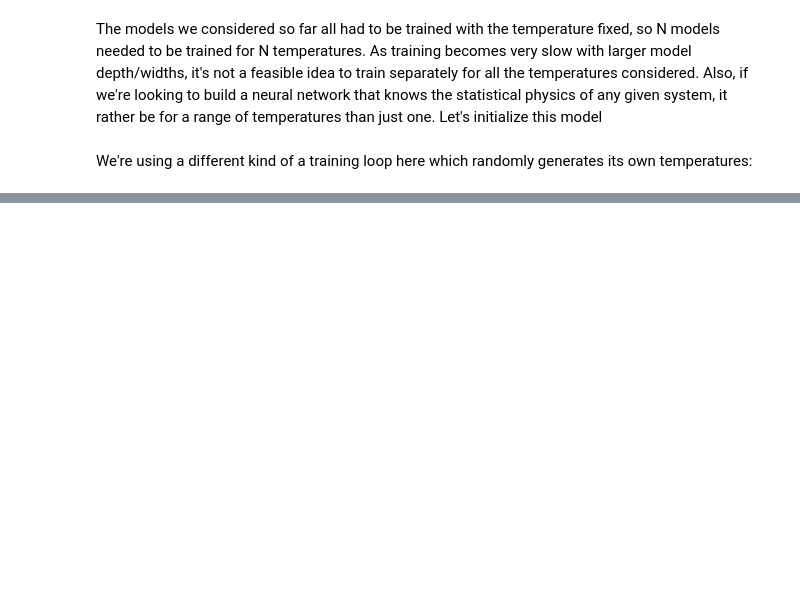
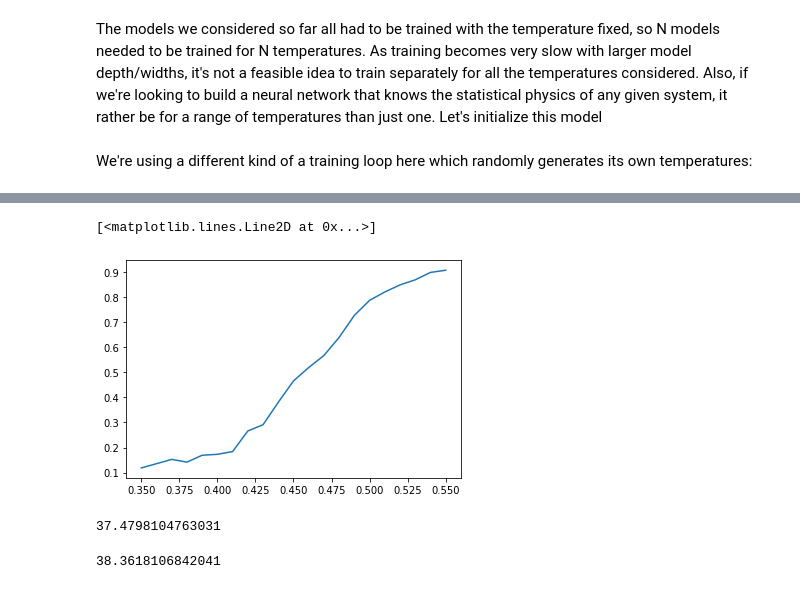
Before and after one commit to dinesh110598/ising-autoregressive, a Jupyter notebook: main.ipynb, the cells around one changed output, grey strips where cells are left out. Drawn from its saved outputs; the diff is of its cells as text; code cells hidden in the pictures; blank space fills up the shorter version.

```diff
--- a/main.ipynb
+++ b/main.ipynb
@@ -330,0 +364,12 @@ history = trainer.var_train_loop(10, anneal=True)
+# %%
+betas = np.arange(0.35, 0.55, 0.01, np.float32)
+mags = np.empty_like(betas)
+i = 0
+for beta in betas:
+    sample = model2.sample(200, beta)
+    mags[i] = np.mean(np.abs(np.mean(sample, axis=(1,2,3))))
+    i += 1
+plt.plot(betas, mags)
+# %% [output]
+[<matplotlib.lines.Line2D at 0x...>]
+[figure, added]
@@ -330,0 +382,14 @@ history = trainer.var_train_loop(10, anneal=True)
+# %%
+t1 = time()
+sample = model2.graph_sampler(sample, seed, 0.6)
+t2 = time()
+t2 - t1
+# %% [output]
+37.4798104763031
+# %%
+t1 = time()
+sample = model2.sample(200, 0.6)
+t2 = time()
+t2 - t1
+# %% [output]
+38.3618106842041
```
Also changed, not shown: parts of 17 cells of this notebook, 1 other file.
